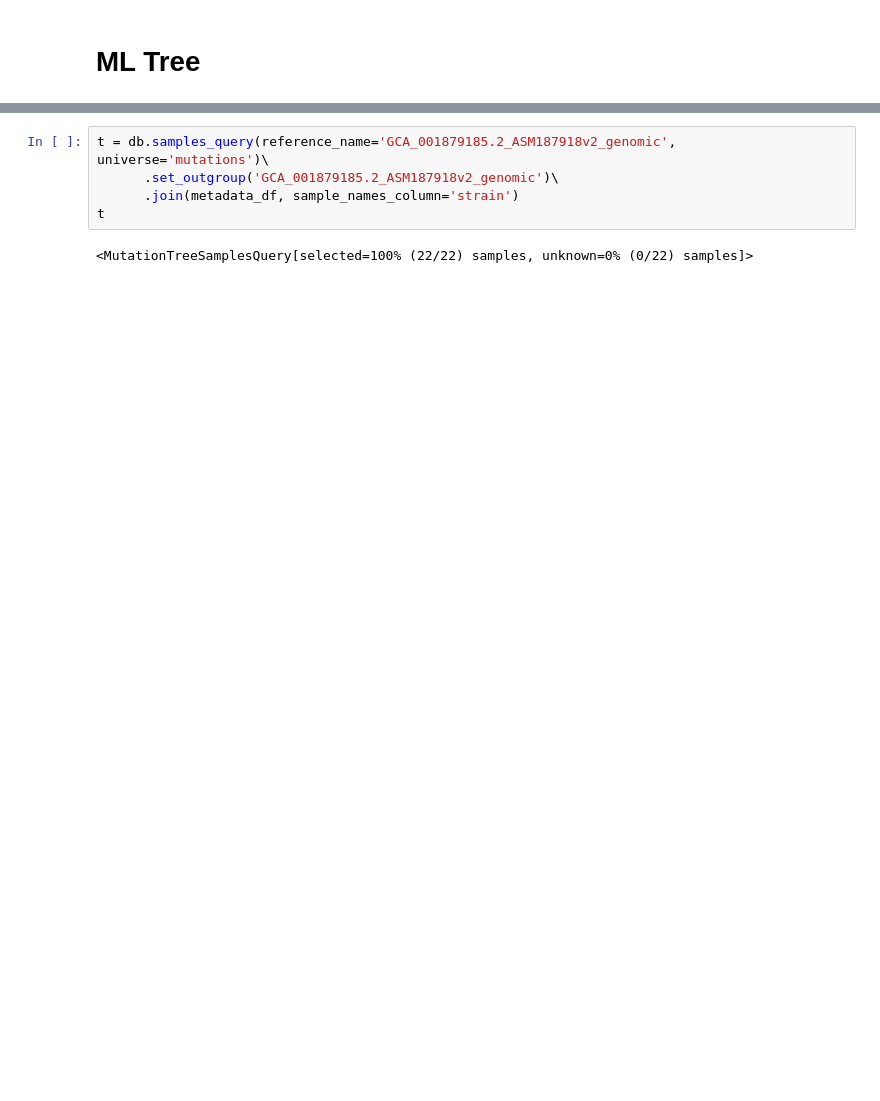
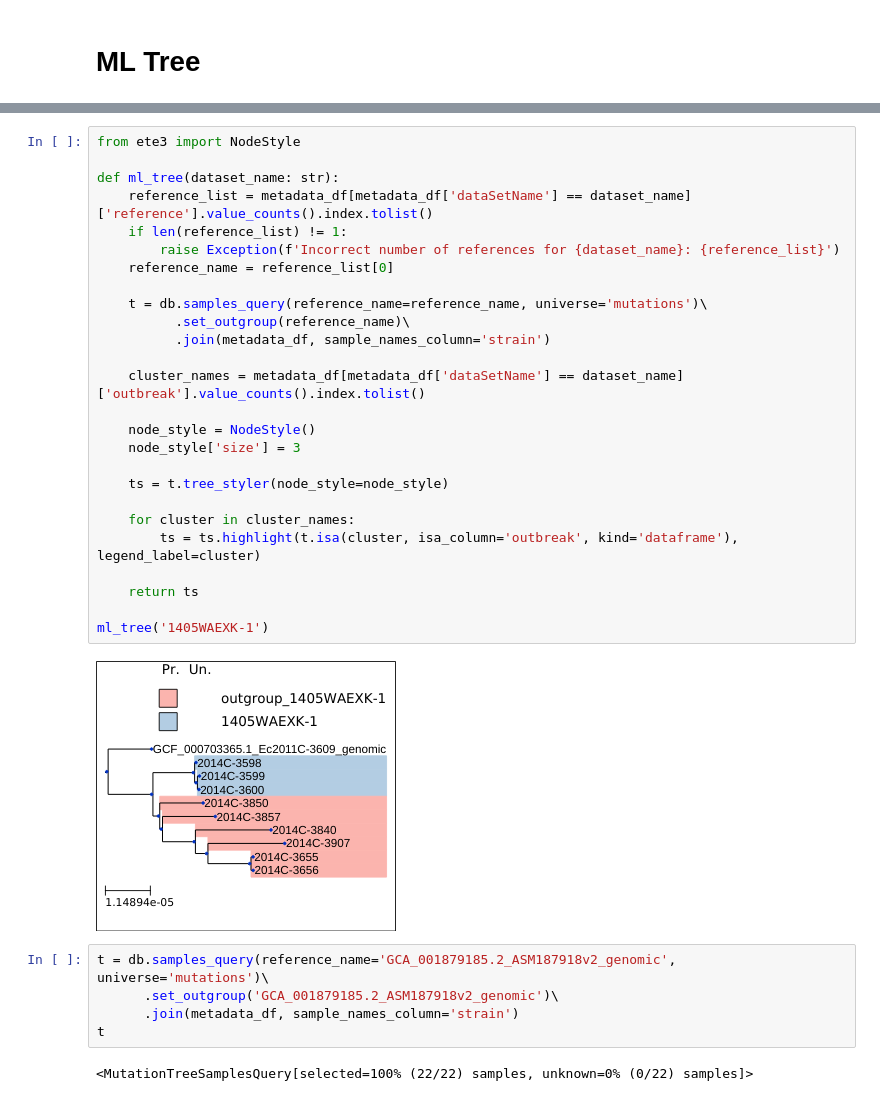
Before and after one commit to apetkau/genomics-data-index-evaluation-manuscript, a Jupyter notebook: evaluations/reads/4-compare-results.ipynb, the cells around one changed output, grey strips where cells are left out. Saved outputs shown, nothing was run; the diff lists cells and outputs as text; blank space fills up the shorter version.

```diff
--- a/evaluations/reads/4-compare-results.ipynb
+++ b/evaluations/reads/4-compare-results.ipynb
@@ -91,3 +104,31 @@ db.reference_names()
+# %%
+from ete3 import NodeStyle
+
+def ml_tree(dataset_name: str):
+    reference_list = metadata_df[metadata_df['dataSetName'] == dataset_name]['reference'].value_counts().index.tolist()
+    if len(reference_list) != 1:
+        raise Exception(f'Incorrect number of references for {dataset_name}: {reference_list}')
+    reference_name = reference_list[0]
+
+    t = db.samples_query(reference_name=reference_name, universe='mutations')\
+          .set_outgroup(reference_name)\
+          .join(metadata_df, sample_names_column='strain')
+
+    cluster_names = metadata_df[metadata_df['dataSetName'] == dataset_name]['outbreak'].value_counts().index.tolist()
+
+    node_style = NodeStyle()
+    node_style['size'] = 3
+
+    ts = t.tree_styler(node_style=node_style)
+
+    for cluster in cluster_names:
+        ts = ts.highlight(t.isa(cluster, isa_column='outbreak', kind='dataframe'), legend_label=cluster)
+
+    return ts
+
+ml_tree('1405WAEXK-1')
+# %% [output]
+[figure, added]
 # %%
 t = db.samples_query(reference_name='GCA_001879185.2_ASM187918v2_genomic', universe='mutations')\
       .set_outgroup('GCA_001879185.2_ASM187918v2_genomic')\
```
Also changed, not shown: parts of 10 cells of this notebook, 1 other file.
